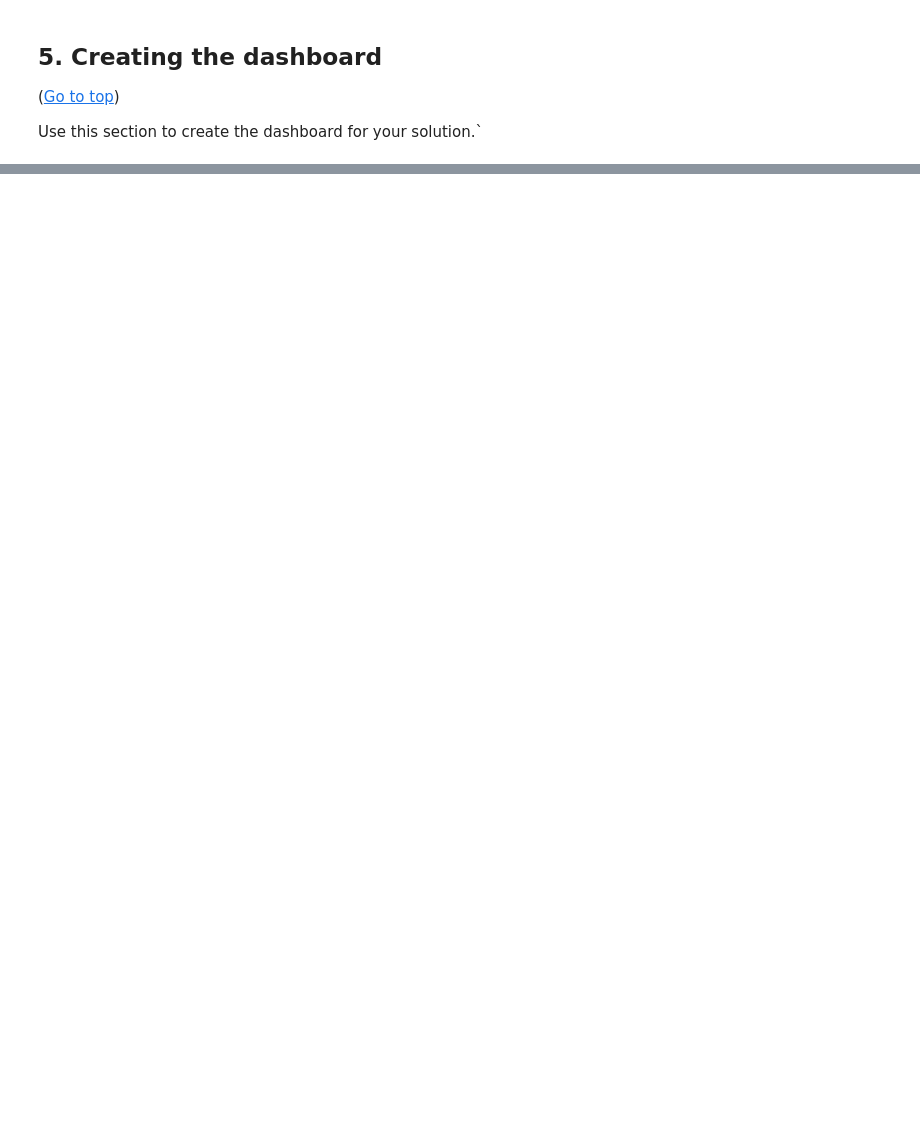
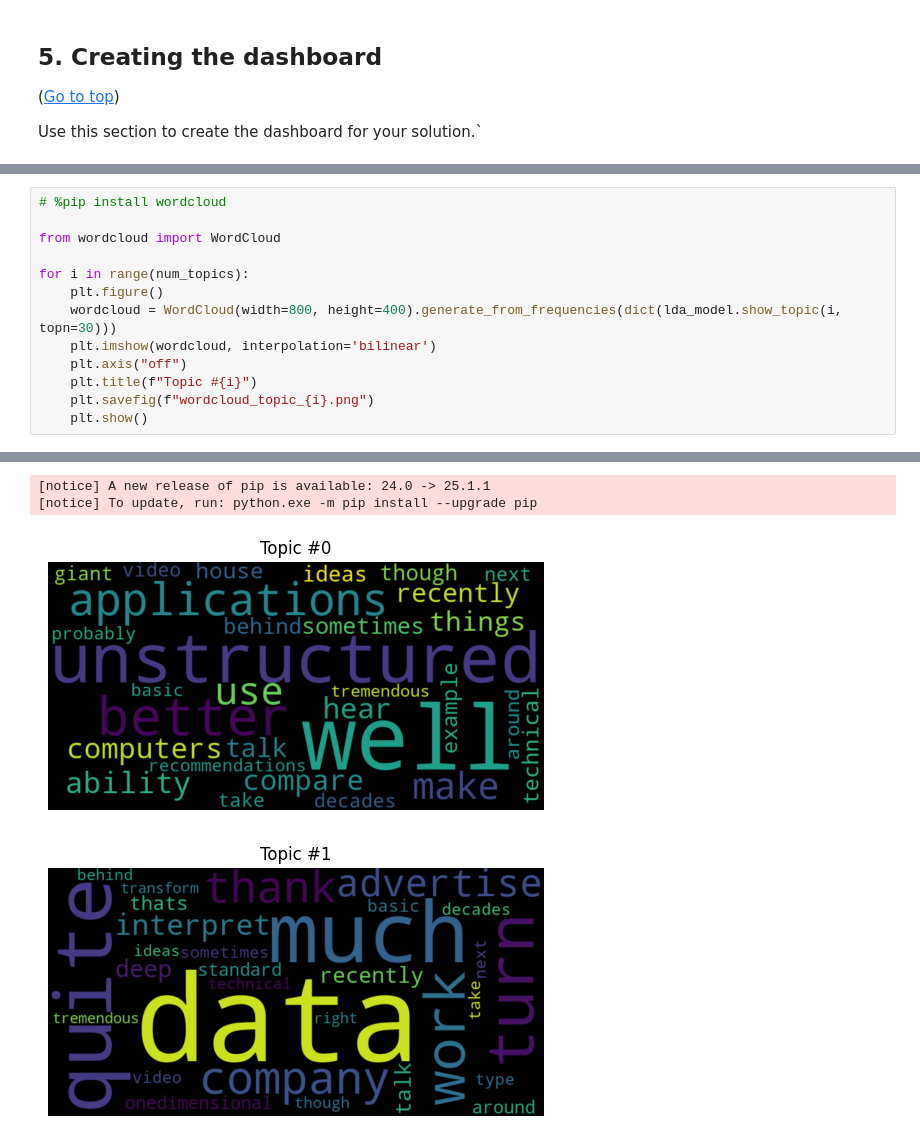
Before and after one commit to jhanvizala230/VideoTopicExtraction, a Jupyter notebook: topicExtraction.ipynb, the cells around one changed output, grey strips where cells are left out. Saved outputs shown, nothing was run; the diff lists cells and outputs as text; blank space fills up the shorter version.

```diff
--- a/topicExtraction.ipynb
+++ b/topicExtraction.ipynb
@@ -307,0 +318,14 @@ topic
+# %%
+# %pip install wordcloud
+
+from wordcloud import WordCloud
+
+for i in range(num_topics):
+    plt.figure()
+    wordcloud = WordCloud(width=800, height=400).generate_from_frequencies(dict(lda_model.show_topic(i, topn=30)))
+    plt.imshow(wordcloud, interpolation='bilinear')
+    plt.axis("off")
+    plt.title(f"Topic #{i}")
+    plt.savefig(f"wordcloud_topic_{i}.png")
+    plt.show()
+# %% [output]
@@ -307,0 +345,4 @@ topic
+[notice] A new release of pip is available: 24.0 -> 25.1.1
+[notice] To update, run: python.exe -m pip install --upgrade pip
+[figure, added]
+[figure, added]
```
Also changed, not shown: parts of 15 cells of this notebook, 15 other files.
